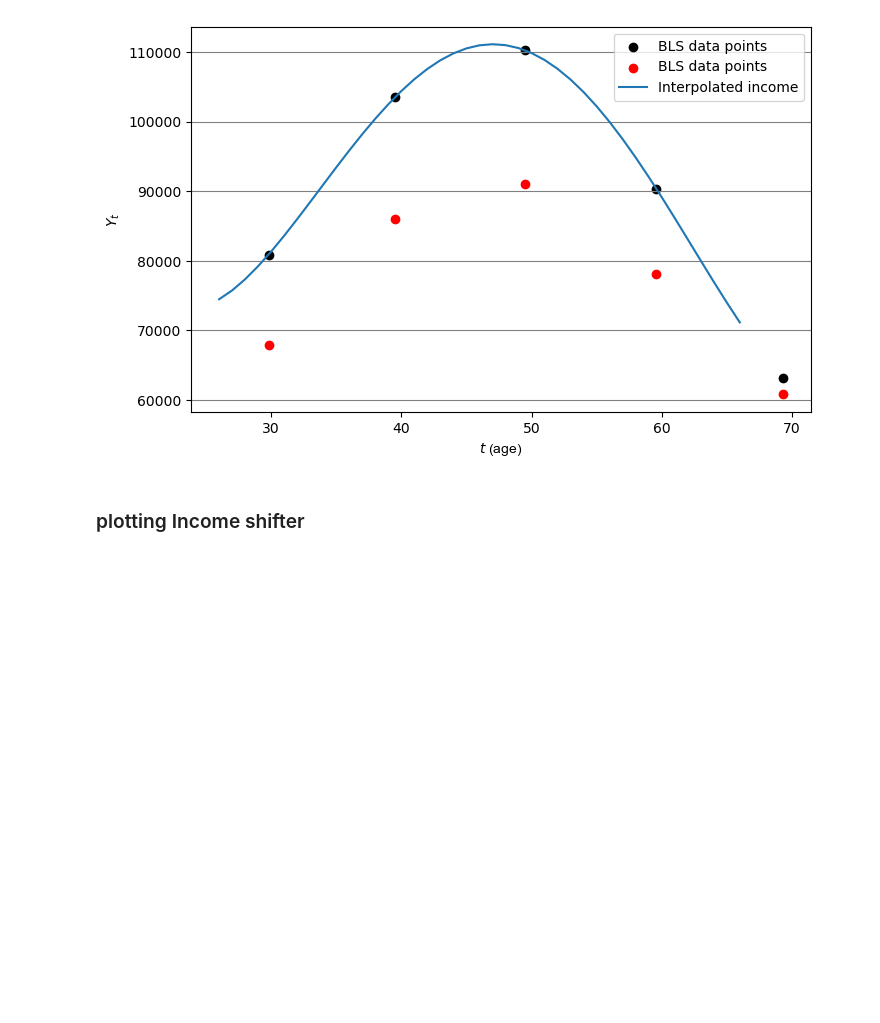
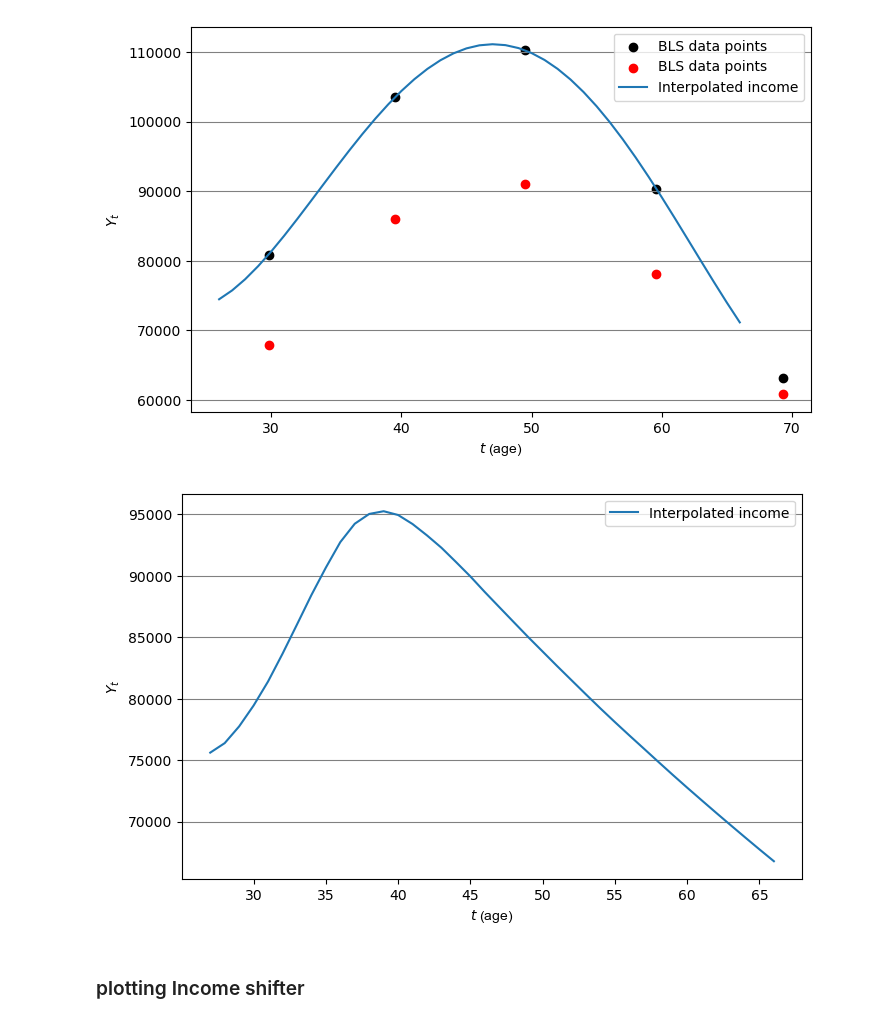
Before and after one commit to AsFyhn/DP-life-cycle, a Jupyter notebook: Run_all.ipynb, the cells around one changed output. Drawn from its saved outputs; the diff is of its cells as text; code cells hidden in the pictures; blank space fills up the shorter version.

```diff
--- a/Run_all.ipynb
+++ b/Run_all.ipynb
@@ -40,5 +40,16 @@ fig.show()
 # %% [output]
 [figure]
+# %%
+fig = pg.PlotFigure(figsize=(8,5),fontname='Arial')
+fig.add_plot(x=par_data.grid_age[1:],y=sim_data.C_avg,linestyle='-',label='Interpolated income')
+fig.set_ylabel(f"$Y_t$")
+fig.set_xlabel(f"$t$ (age)")
+fig.add_gridlines(axis='y')
+fig.add_legend()
+# fig.save_figure(f'{local_path}/output/income_data.png')
+fig.show()
+# %% [output]
+[figure, added]
 # %% [markdown]
 ### plotting Income shifter
 # %%
```
Also changed, not shown: parts of 11 cells of this notebook, 3 other files.
